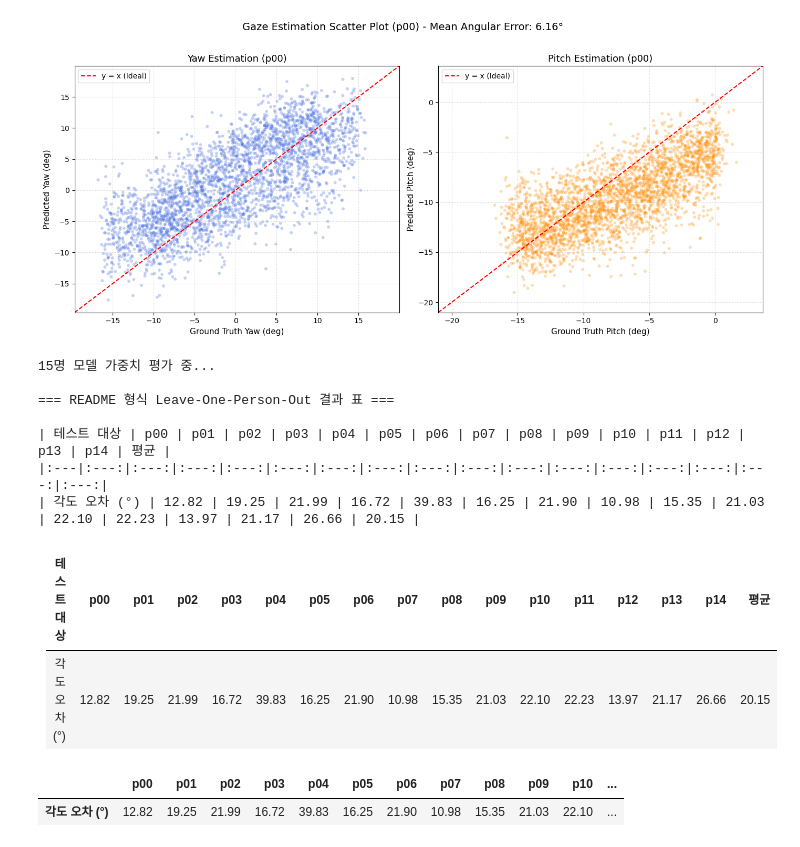
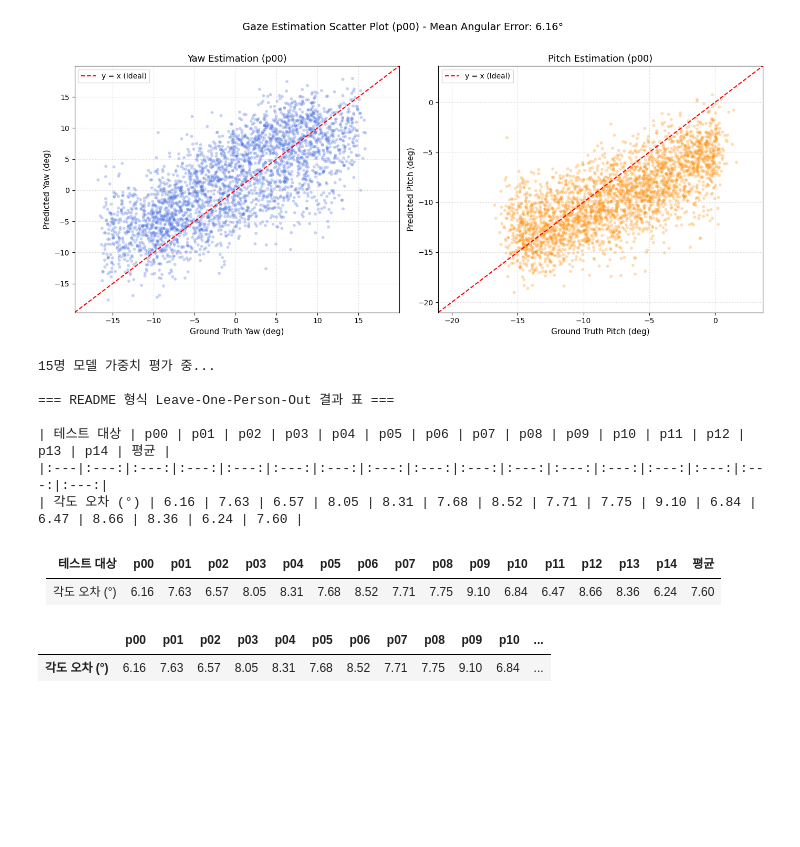
Before and after one commit to fundia1/gaze_estimation, a Jupyter notebook: main.ipynb, the cells around one changed output. Drawn from its saved outputs; the diff is of its cells as text; code cells hidden in the pictures; blank space fills up the shorter version.

```diff
--- a/main.ipynb
+++ b/main.ipynb
@@ -584,19 +584,20 @@ from IPython.display import display, Markdown
 
 def evaluate_all_saved_models():
     errors = {}
-    device = torch.device("cuda" if torch.cuda.is_available() else "cpu")
+    device = torch.device('cuda' if torch.cuda.is_available() else 'cpu')
     model = GazeCNN().to(device)
 
-    print("15명 모델 가중치 평가 중...")
+    print('15명 모델 가중치 평가 중...')
     for p in PERSONS:
-        model_path = Path(f"gaze_cnn_{p}.pt")
+        model_path = Path(f'gaze_cnn_{p}.pt')
         if not model_path.exists():
-            print(f"Warning: {model_path} 가 존재하지 않아 평가를 건너뜁니다.")
+            print(f'Warning: {model_path} 가 존재하지 않아 평가를 건너뜁니다.')
             continue
 
         model.load_state_dict(torch.load(model_path, map_location=device, weights_only=True))
         model.eval()
 
+        # 학습 fold 기준으로 통계량 계산
         train_people = [other for other in PERSONS if other != p]
         img_m, img_s, head_m, head_s = compute_stats_for_persons(train_people)
         img_m_t = torch.from_numpy(img_m).float()
@@ -604,55 +605,58 @@ def evaluate_all_saved_models():
         head_m_t = torch.from_numpy(head_m).float()
         head_s_t = torch.from_numpy(head_s).float()
 
-        test_loader = get_loader([p], batch_size=256, shuffle=False, num_workers=2)
+        # raw dataset을 로드하여 루프 내에서 정확히 1회만 표준화 적용
+        test_dataset = reader.loader([str(LABEL_ROOT / f'{p}.label')], str(IMAGE_ROOT))
+        test_loader = DataLoader(test_dataset, batch_size=256, shuffle=False, num_workers=2)
 
         preds, gts = [], []
         with torch.inference_mode():
-            for inputs, targets in test_loader:
-                eye = inputs["eye"].float()
-                head = inputs["head_pose"].float()
+            for info, label in test_loader:
+                eye = info['eye'].float()
+                head = info['head_pose'].float()
                 eye = (eye - img_m_t) / img_s_t
                 head = (head - head_m_t) / head_s_t
 
                 pred = model(eye.to(device), head.to(device))
                 preds.append(pred.cpu().numpy())
-                gts.append(targets.numpy())
+                gts.append(label.numpy())
 
         pred_arr = np.concatenate(preds, axis=0)
         gt_arr = np.concatenate(gts, axis=0)
         err = angular_error(pred_arr, gt_arr)
         errors[p] = float(err.mean())
 
     mean_err = float(np.mean(list(errors.values())))
 
     # README 형식의 Markdown 표 생성
-    headers = ["테스트 대상"] + PERSONS + ["평균"]
-    row_values = ["각도 오차 (°)"] + [f"{errors.get(p, 0.0):.2f}" for p in PERSONS] + [f"{mean_err:.2f}"]
+    headers = ['테스트 대상'] + PERSONS + ['평균']
+    row_values = ['각도 오차 (°)'] + [f'{errors.get(p, 0.0):.2f}' for p in PERSONS] + [f'{mean_err:.2f}']
 
-    md_table = "| " + " | ".join(headers) + " |\n"
-    md_table += "|" + "|".join([":---:" if i > 0 else ":---" for i in range(len(headers))]) + "|\n"
-    md_table += "| " + " | ".join(row_values) + " |"
+    header_line = '| ' + ' | '.join(headers) + ' |'
+    separator_line = '|' + '|'.join([':---:' if i > 0 else ':---' for i in range(len(headers))]) + '|'
+    value_line = '| ' + ' | '.join(row_values) + ' |'
+    md_table = chr(10).join([header_line, separator_line, value_line])
 
-    print("\n=== README 형식 Leave-One-Person-Out 결과 표 ===\n")
+    print(chr(10) + '=== README 형식 Leave-One-Person-Out 결과 표 ===' + chr(10))
     print(md_table)
     display(Markdown(md_table))
 
     # Pandas DataFrame 테이블 출력
     df = pd.DataFrame([row_values[1:]], columns=headers[1:], index=[row_values[0]])
     display(df)
     return errors
 
 all_errors = evaluate_all_saved_models()
 # %% [output]
 15명 모델 가중치 평가 중...
 
 === README 형식 Leave-One-Person-Out 결과 표 ===
 
 | 테스트 대상 | p00 | p01 | p02 | p03 | p04 | p05 | p06 | p07 | p08 | p09 | p10 | p11 | p12 | p13 | p14 | 평균 |
 |:---|:---:|:---:|:---:|:---:|:---:|:---:|:---:|:---:|:---:|:---:|:---:|:---:|:---:|:---:|:---:|:---:|
-| 각도 오차 (°) | 12.82 | 19.25 | 21.99 | 16.72 | 39.83 | 16.25 | 21.90 | 10.98 | 15.35 | 21.03 | 22.10 | 22.23 | 13.97 | 21.17 | 26.66 | 20.15 |
+| 각도 오차 (°) | 6.16 | 7.63 | 6.57 | 8.05 | 8.31 | 7.68 | 8.52 | 7.71 | 7.75 | 9.10 | 6.84 | 6.47 | 8.66 | 8.36 | 6.24 | 7.60 |
 | 테스트 대상 | p00 | p01 | p02 | p03 | p04 | p05 | p06 | p07 | p08 | p09 | p10 | p11 | p12 | p13 | p14 | 평균 |
 |:---|:---:|:---:|:---:|:---:|:---:|:---:|:---:|:---:|:---:|:---:|:---:|:---:|:---:|:---:|:---:|:---:|
-| 각도 오차 (°) | 12.82 | 19.25 | 21.99 | 16.72 | 39.83 | 16.25 | 21.90 | 10.98 | 15.35 | 21.03 | 22.10 | 22.23 | 13.97 | 21.17 | 26.66 | 20.15 |
+| 각도 오차 (°) | 6.16 | 7.63 | 6.57 | 8.05 | 8.31 | 7.68 | 8.52 | 7.71 | 7.75 | 9.10 | 6.84 | 6.47 | 8.66 | 8.36 | 6.24 | 7.60 |
 |  | p00 | p01 | p02 | p03 | p04 | p05 | p06 | p07 | p08 | p09 | p10 | ... |
-| 각도 오차 (°) | 12.82 | 19.25 | 21.99 | 16.72 | 39.83 | 16.25 | 21.90 | 10.98 | 15.35 | 21.03 | 22.10 | ... |
+| 각도 오차 (°) | 6.16 | 7.63 | 6.57 | 8.05 | 8.31 | 7.68 | 8.52 | 7.71 | 7.75 | 9.10 | 6.84 | ... |
```
